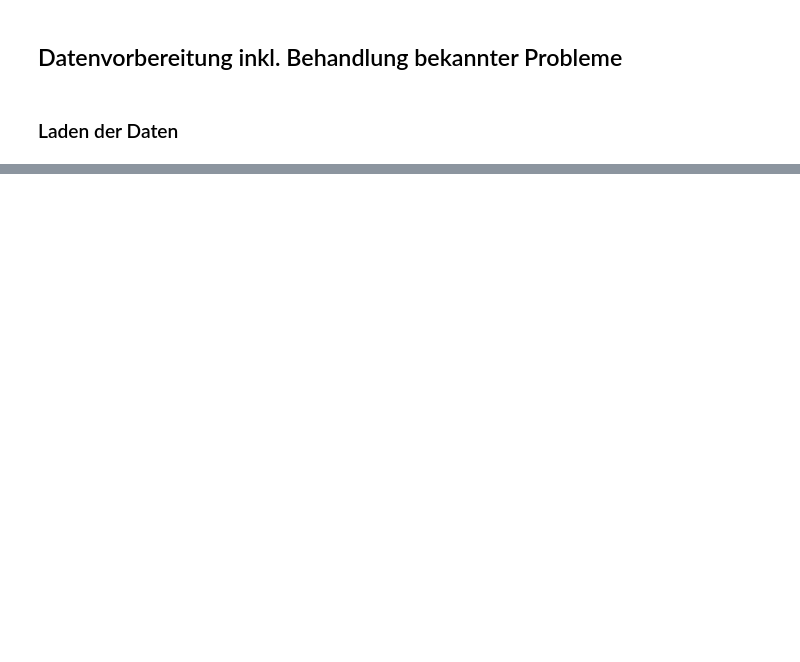
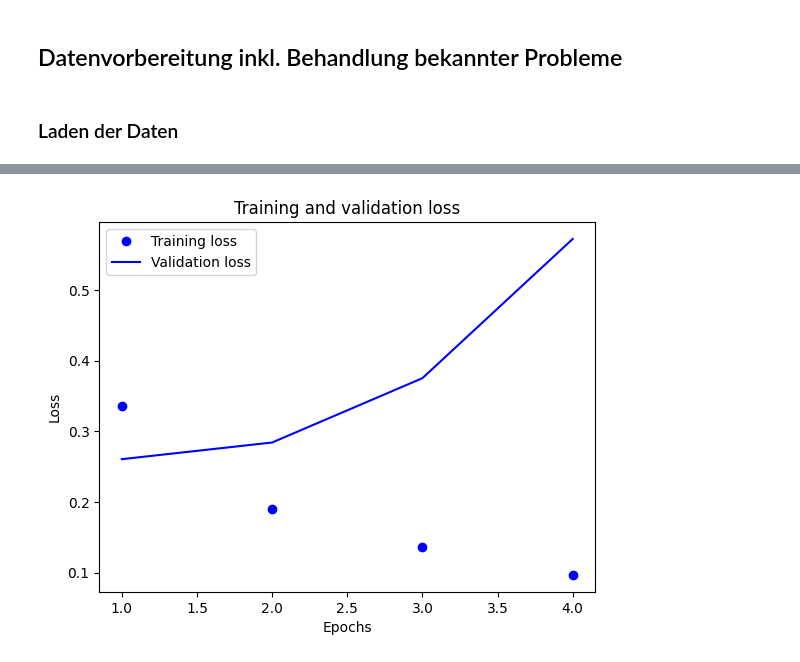
Before and after one commit to MaltePetersen/Sentiment-Analyse, a Jupyter notebook: sentiment_analyses_mc_donalds_imdb.ipynb, the cells around one changed output, grey strips where cells are left out. Drawn from its saved outputs; the diff is of its cells as text; code cells hidden in the pictures; blank space fills up the shorter version.

```diff
--- a/sentiment_analyses_mc_donalds_imdb.ipynb
+++ b/sentiment_analyses_mc_donalds_imdb.ipynb
@@ -44,0 +39,2 @@ replace McDonald_s_Reviews.csv? [y]es, [n]o, [A]ll, [N]one, [r]ename:
+# %%
+df_mc = df_mc[df_mc['rating'] != '3 stars']
@@ -44,0 +115,17 @@ replace McDonald_s_Reviews.csv? [y]es, [n]o, [A]ll, [N]one, [r]ename:
+# %%
+def get_model(max_tokens=30000, hidden_dim=64):
+ inputs = keras.Input(shape=(max_tokens,))
+ x = layers.Dense(hidden_dim, activation="relu")(inputs)
+ x = layers.Dense(32, activation="relu")(x)
+ x = layers.Dropout(0.5)(x)
+ x = layers.Dense(16, activation="relu")(x)
+ outputs = layers.Dense(1, activation="sigmoid")(x)
+ model = keras.Model(inputs, outputs)
+ model.compile(optimizer="rmsprop",
+ loss="binary_crossentropy",
+ metrics=["accuracy"],
+ )
+ return model
+
+model = get_model()
+model.summary()
@@ -44,0 +150,13 @@ replace McDonald_s_Reviews.csv? [y]es, [n]o, [A]ll, [N]one, [r]ename:
+# %%
+callbacks = [
+    keras.callbacks.EarlyStopping(
+        monitor="val_loss",  # Metric to monitor
+        patience=3,  # Number of epochs with no improvement after which training will be stopped
+        restore_best_weights=True,  # Restore the weights of the best epoch
+    )
+]
+history = model.fit(multi_hot_train_data,train_label,
+validation_split=0.4,
+ epochs=10,
+ callbacks= callbacks
+ )
@@ -44,0 +172,15 @@ replace McDonald_s_Reviews.csv? [y]es, [n]o, [A]ll, [N]one, [r]ename:
+# %%
+import matplotlib.pyplot as plt
+history_dict = history.history
+loss_values = history_dict["loss"]
+val_loss_values = history_dict["val_loss"]
+epochs = range(1, len(loss_values) + 1)
+plt.plot(epochs, loss_values, "bo", label="Training loss")
+plt.plot(epochs, val_loss_values, "b", label="Validation loss")
+plt.title("Training and validation loss")
+plt.xlabel("Epochs")
+plt.ylabel("Loss")
+plt.legend()
+plt.show()
+# %% [output]
+[figure, added]
```
Also changed, not shown: parts of 24 cells of this notebook, 2 other files.
